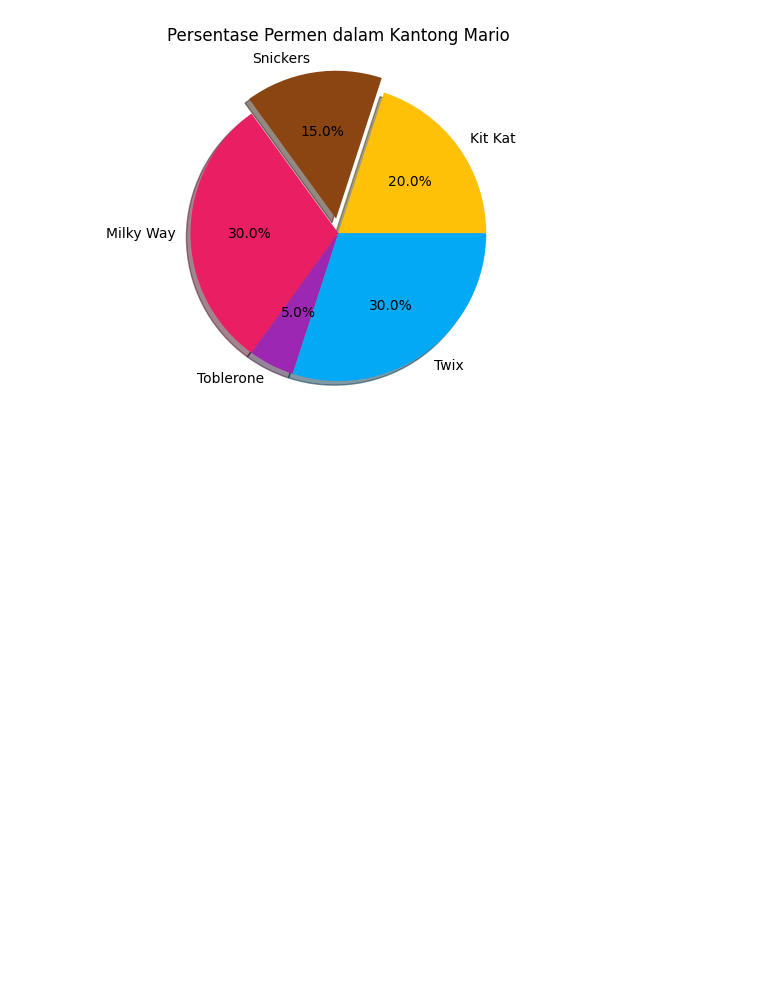
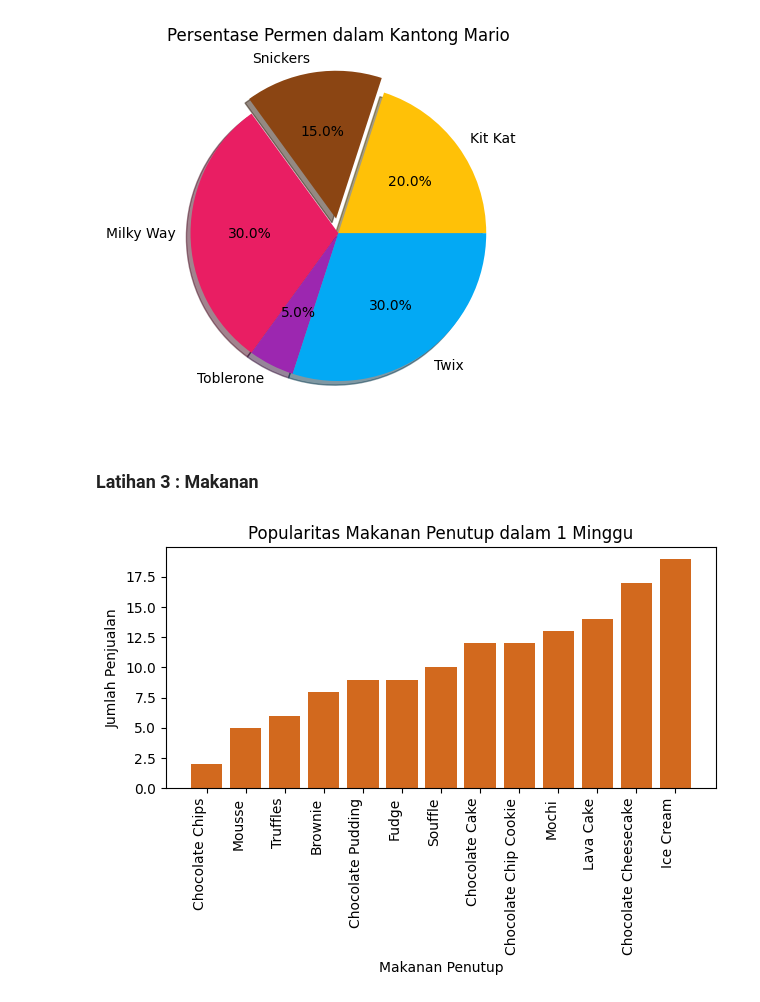
Before and after one commit to azkbrqlna/2025-AI-Praktikum, a Jupyter notebook: Jobsheet6.ipynb, the cells around one changed output. Drawn from its saved outputs; the diff is of its cells as text; code cells hidden in the pictures; blank space fills up the shorter version.

Commit message:
add : latihan 5 dan 6

```diff
--- a/Jobsheet6.ipynb
+++ b/Jobsheet6.ipynb
@@ -198,3 +198,34 @@ plt.title('Persentase Permen dalam Kantong Mario')
 plt.show()
 # %% [output]
 [figure]
+# %% [markdown]
+### Latihan 3 : Makanan
+# %%
+dessert_sales = {
+    'Lava Cake': 14,
+    'Mousse': 5,
+    'Chocolate Cake': 12,
+    'Ice Cream': 19,
+    'Truffles': 6,
+    'Brownie': 8,
+    'Chocolate Chip Cookie': 12,
+    'Chocolate Pudding': 9,
+    'Souffle': 10,
+    'Chocolate Cheesecake': 17,
+    'Chocolate Chips': 2,
+    'Fudge': 9,
+    'Mochi': 13,
+}
+
+sorted_sales = dict(sorted(dessert_sales.items(), key=lambda x: x[1]))
+
+
+plt.bar(sorted_sales.keys(), sorted_sales.values(), color='chocolate')
+plt.xticks(rotation=90, ha='right')
+plt.title('Popularitas Makanan Penutup dalam 1 Minggu')
+plt.xlabel('Makanan Penutup')
+plt.ylabel('Jumlah Penjualan')
+plt.tight_layout()
+plt.show()
+# %% [output]
+[figure, added]
```
Also changed, not shown: parts of 4 cells of this notebook.
